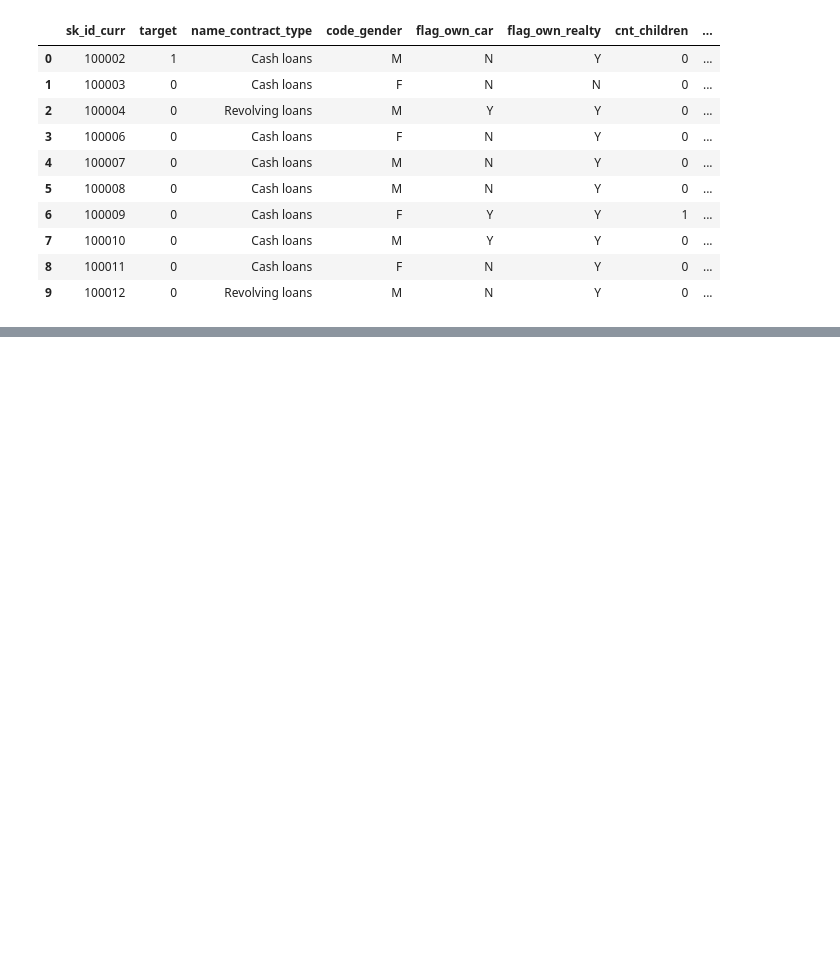
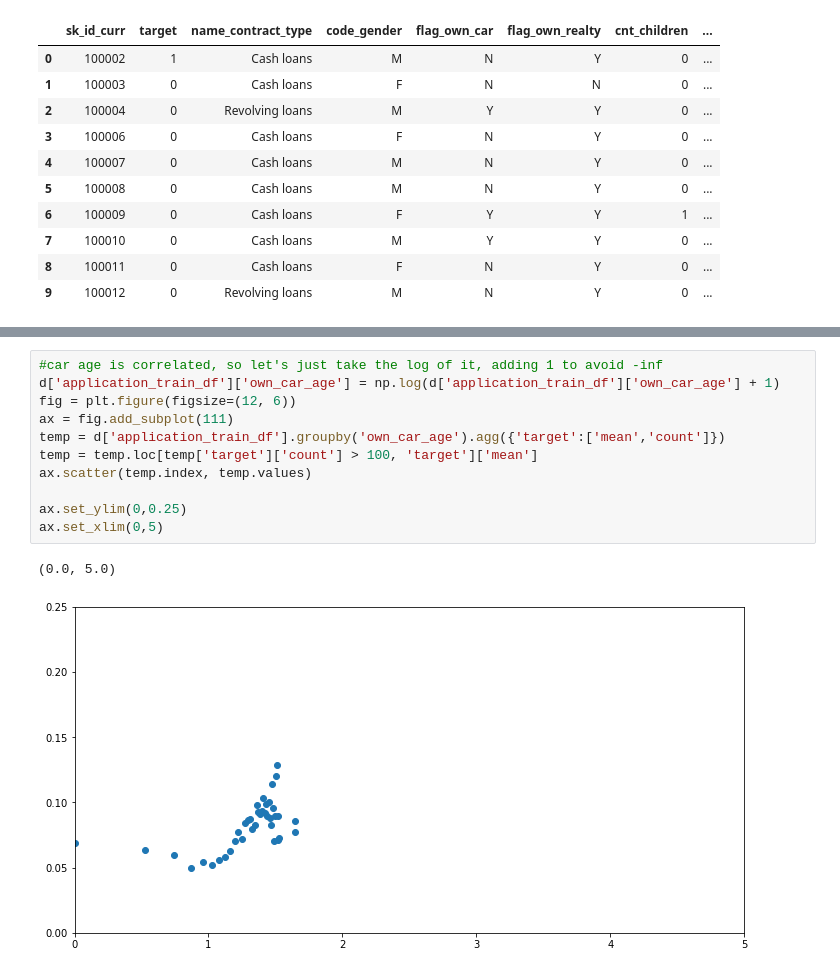
Before and after one commit to rca-devs/CIS-5450, a Jupyter notebook: CIS_5450_course_project.ipynb, the cells around one changed output, grey strips where cells are left out. Saved outputs shown, nothing was run; the diff lists cells and outputs as text; blank space fills up the shorter version.

```diff
--- a/CIS_5450_course_project.ipynb
+++ b/CIS_5450_course_project.ipynb
@@ -569,0 +632,14 @@ d['application_train_df'].head(10)
+# %%
+#car age is correlated, so let's just take the log of it, adding 1 to avoid -inf
+d['application_train_df']['own_car_age'] = np.log(d['application_train_df']['own_car_age'] + 1)
+fig = plt.figure(figsize=(12, 6))
+ax = fig.add_subplot(111)
+temp = d['application_train_df'].groupby('own_car_age').agg({'target':['mean','count']})
+temp = temp.loc[temp['target']['count'] > 100, 'target']['mean']
+ax.scatter(temp.index, temp.values)
+
+ax.set_ylim(0,0.25)
+ax.set_xlim(0,5)
+# %% [output]
+(0.0, 5.0)
+[figure, added]
```
Also changed, not shown: parts of 19 cells of this notebook.
